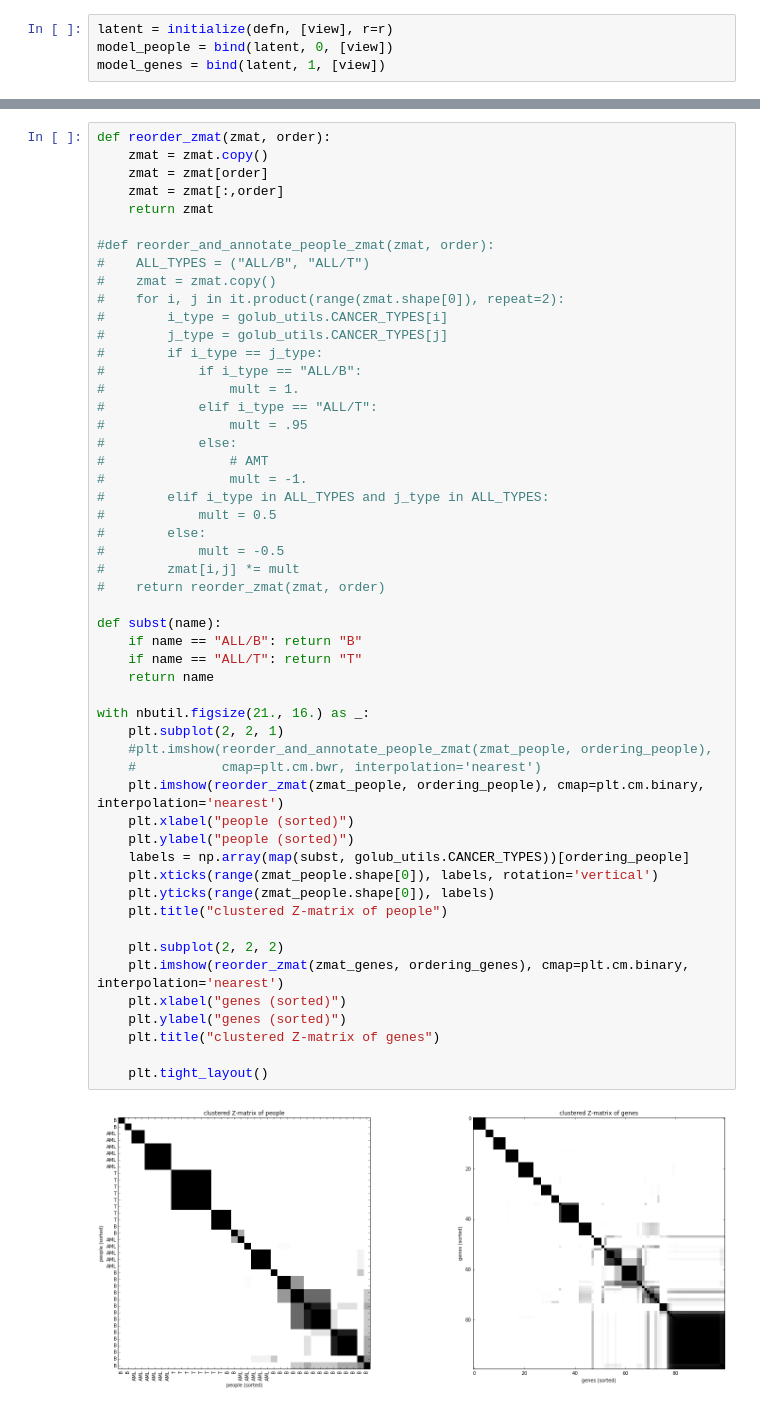
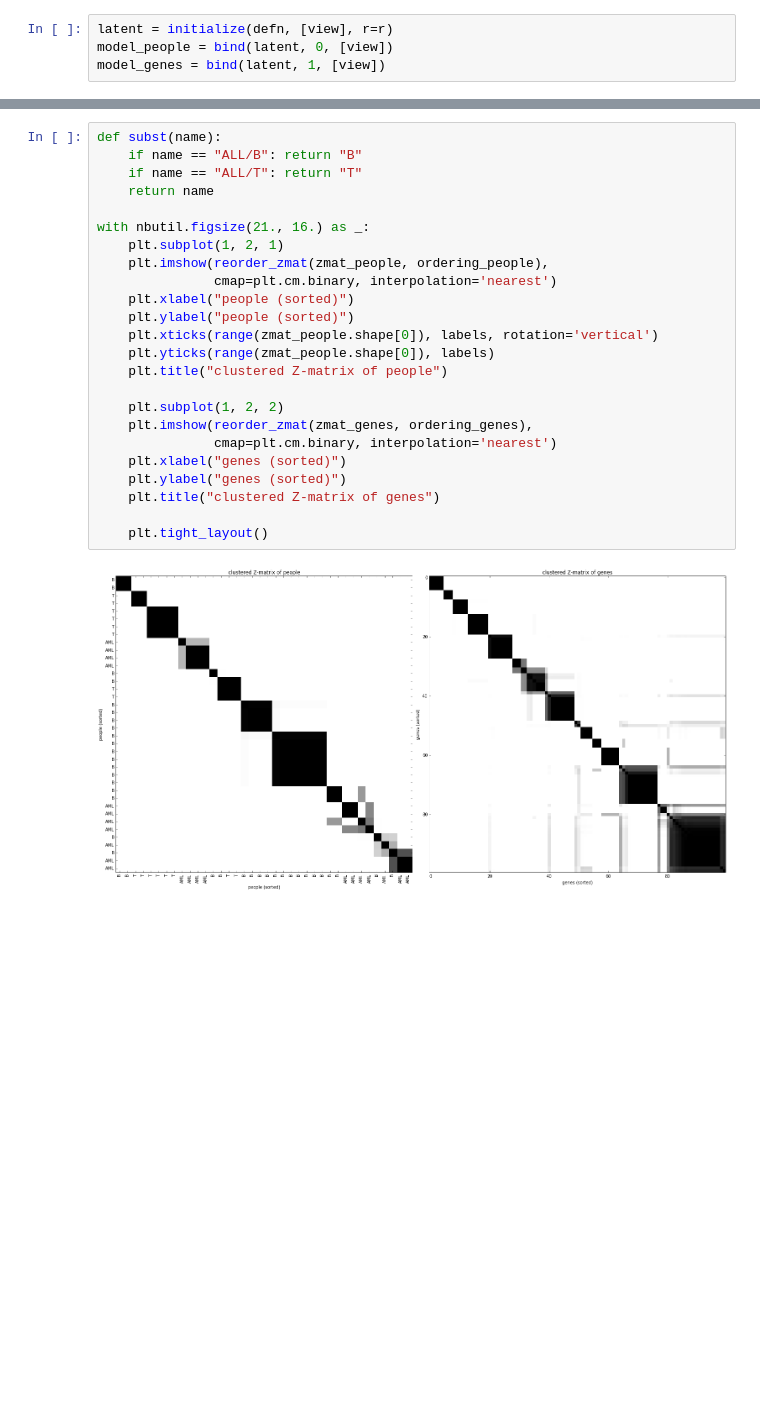
Before and after one commit to datamicroscopes/kernels, a Jupyter notebook: examples/golub-cancer.ipynb, the cells around one changed output, grey strips where cells are left out. Drawn from its saved outputs; the diff is of its cells as text; blank space fills up the shorter version.

Commit message:
better looking figures
[skip ci]

```diff
--- a/examples/golub-cancer.ipynb
+++ b/examples/golub-cancer.ipynb
@@ -156,54 +186,26 @@ ordering_genes = ordering(zmat_genes)
 # %%
-def reorder_zmat(zmat, order):
-    zmat = zmat.copy()
-    zmat = zmat[order]
-    zmat = zmat[:,order]
-    return zmat
-
-#def reorder_and_annotate_people_zmat(zmat, order):
-#    ALL_TYPES = ("ALL/B", "ALL/T")
-#    zmat = zmat.copy()
-#    for i, j in it.product(range(zmat.shape[0]), repeat=2):
-#        i_type = golub_utils.CANCER_TYPES[i]
-#        j_type = golub_utils.CANCER_TYPES[j]
-#        if i_type == j_type:
-#            if i_type == "ALL/B":
-#                mult = 1.
-#            elif i_type == "ALL/T":
-#                mult = .95
-#            else:
-#                # AMT
-#                mult = -1.
-#        elif i_type in ALL_TYPES and j_type in ALL_TYPES:
-#            mult = 0.5
-#        else:
-#            mult = -0.5
-#        zmat[i,j] *= mult
-#    return reorder_zmat(zmat, order)
-
 def subst(name):
     if name == "ALL/B": return "B"
     if name == "ALL/T": return "T"
     return name
 
 with nbutil.figsize(21., 16.) as _:
-    plt.subplot(2, 2, 1)
-    #plt.imshow(reorder_and_annotate_people_zmat(zmat_people, ordering_people),
-    #           cmap=plt.cm.bwr, interpolation='nearest')
-    plt.imshow(reorder_zmat(zmat_people, ordering_people), cmap=plt.cm.binary, interpolation='nearest')
+    plt.subplot(1, 2, 1)
+    plt.imshow(reorder_zmat(zmat_people, ordering_people),
+               cmap=plt.cm.binary, interpolation='nearest')
     plt.xlabel("people (sorted)")
     plt.ylabel("people (sorted)")
-    labels = np.array(map(subst, golub_utils.CANCER_TYPES))[ordering_people]
     plt.xticks(range(zmat_people.shape[0]), labels, rotation='vertical')
     plt.yticks(range(zmat_people.shape[0]), labels)
     plt.title("clustered Z-matrix of people")
 
-    plt.subplot(2, 2, 2)
-    plt.imshow(reorder_zmat(zmat_genes, ordering_genes), cmap=plt.cm.binary, interpolation='nearest')
+    plt.subplot(1, 2, 2)
+    plt.imshow(reorder_zmat(zmat_genes, ordering_genes),
+               cmap=plt.cm.binary, interpolation='nearest')
     plt.xlabel("genes (sorted)")
     plt.ylabel("genes (sorted)")
     plt.title("clustered Z-matrix of genes")
 
     plt.tight_layout()
 # %% [output]
-[figure, old version]
+[figure, new version]
```
Also changed, not shown: parts of 9 cells of this notebook.
